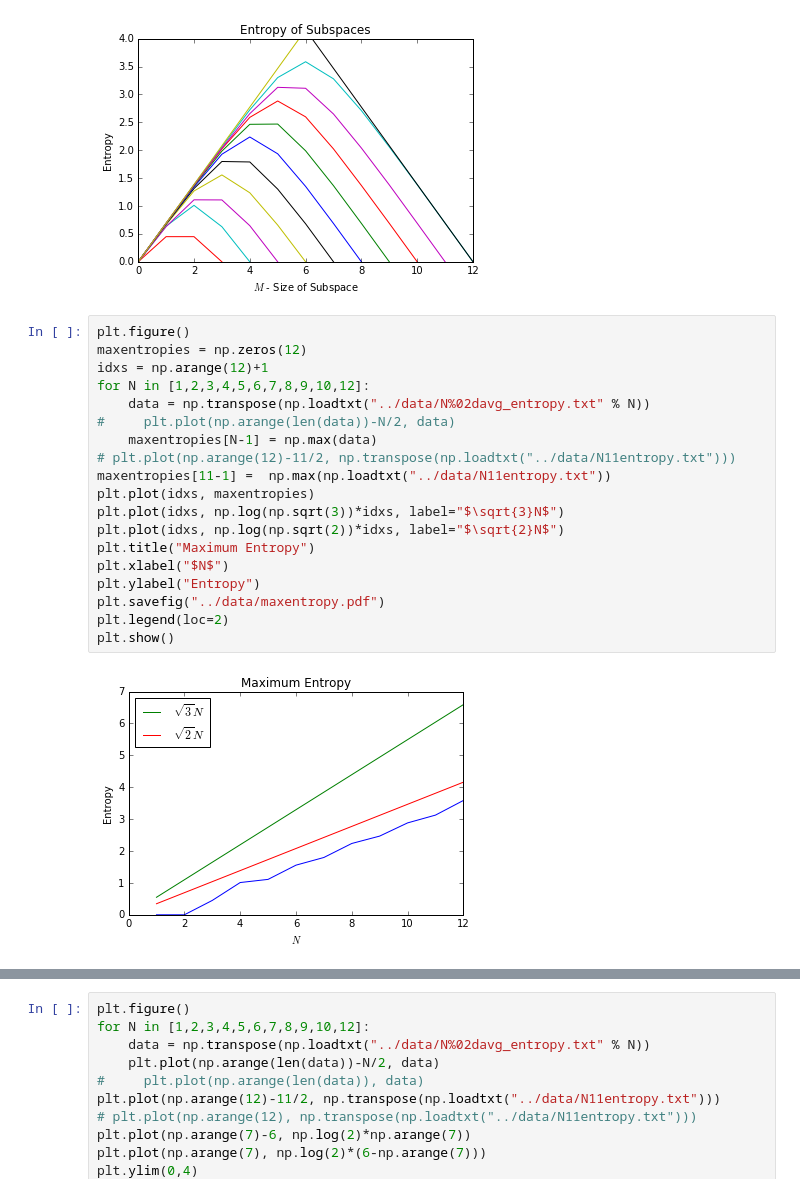
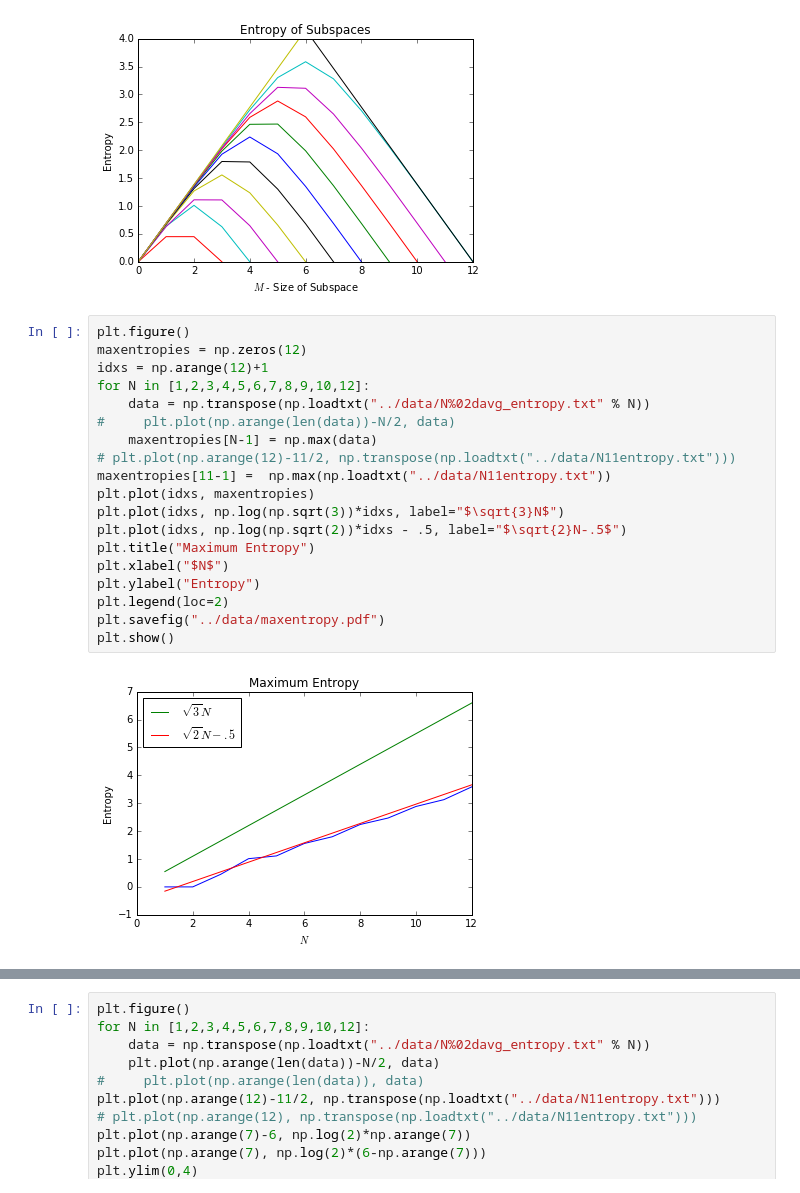
Before and after one commit to cnstahl/JP2, a Jupyter notebook: python/Ground State Entropy.ipynb, the cells around one changed output, grey strips where cells are left out. Drawn from its saved outputs; the diff is of its cells as text.

```diff
--- a/python/Ground State Entropy.ipynb
+++ b/python/Ground State Entropy.ipynb
@@ -162,22 +162,22 @@ plt.show()
 # %%
 plt.figure()
 maxentropies = np.zeros(12)
 idxs = np.arange(12)+1
 for N in [1,2,3,4,5,6,7,8,9,10,12]:
     data = np.transpose(np.loadtxt("../data/N%02davg_entropy.txt" % N))
 #     plt.plot(np.arange(len(data))-N/2, data)
     maxentropies[N-1] = np.max(data)
 # plt.plot(np.arange(12)-11/2, np.transpose(np.loadtxt("../data/N11entropy.txt")))
 maxentropies[11-1] =  np.max(np.loadtxt("../data/N11entropy.txt"))
 plt.plot(idxs, maxentropies)
 plt.plot(idxs, np.log(np.sqrt(3))*idxs, label="$\sqrt{3}N$")
-plt.plot(idxs, np.log(np.sqrt(2))*idxs, label="$\sqrt{2}N$")
+plt.plot(idxs, np.log(np.sqrt(2))*idxs - .5, label="$\sqrt{2}N-.5$")
 plt.title("Maximum Entropy")
 plt.xlabel("$N$")
 plt.ylabel("Entropy")
+plt.legend(loc=2)
 plt.savefig("../data/maxentropy.pdf")
-plt.legend(loc=2)
 plt.show()
 # %% [output]
-[figure, old version]
+[figure, new version]
 # %%
```
Also changed, not shown: parts of 1 cell of this notebook, 4 other files.
